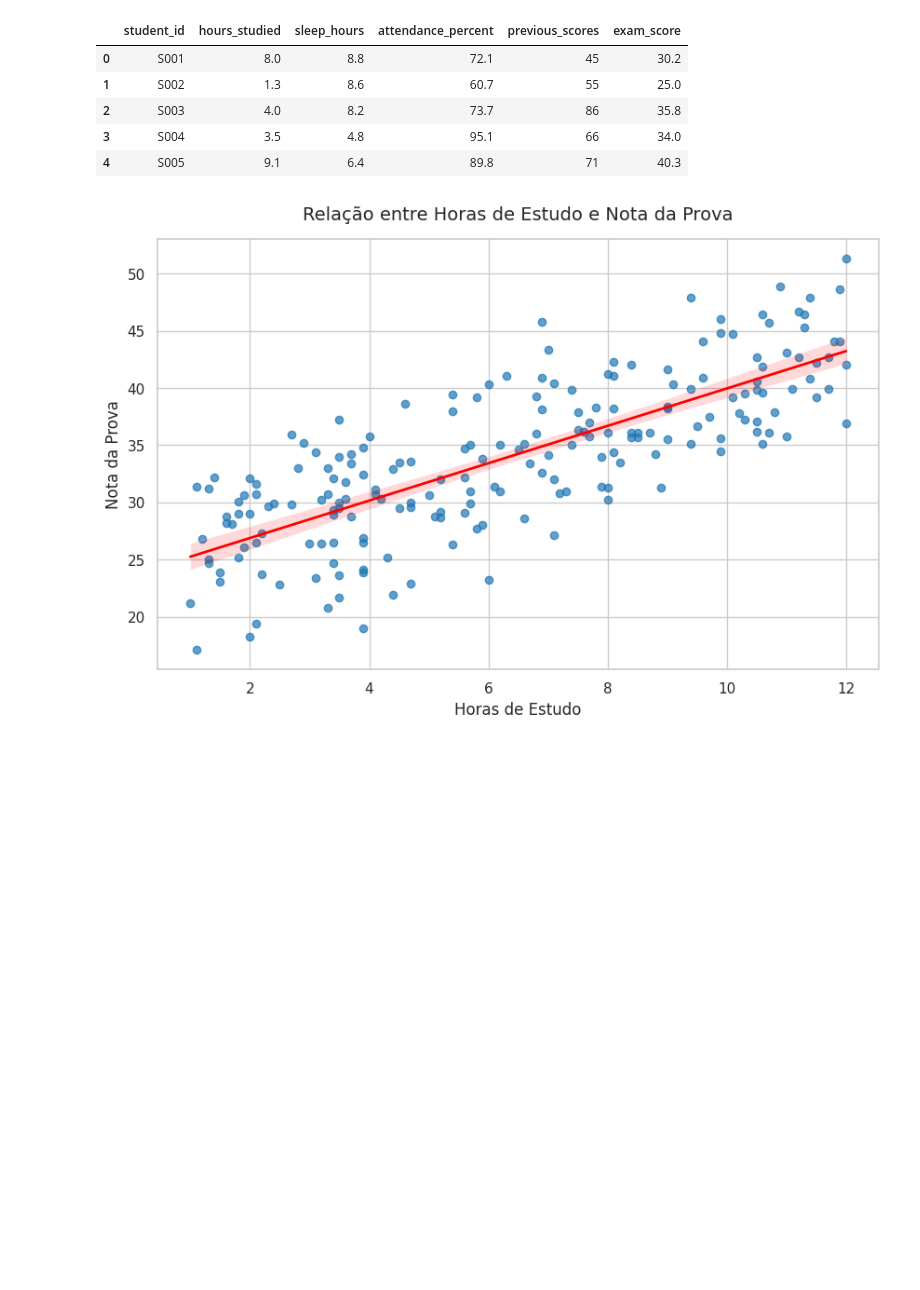
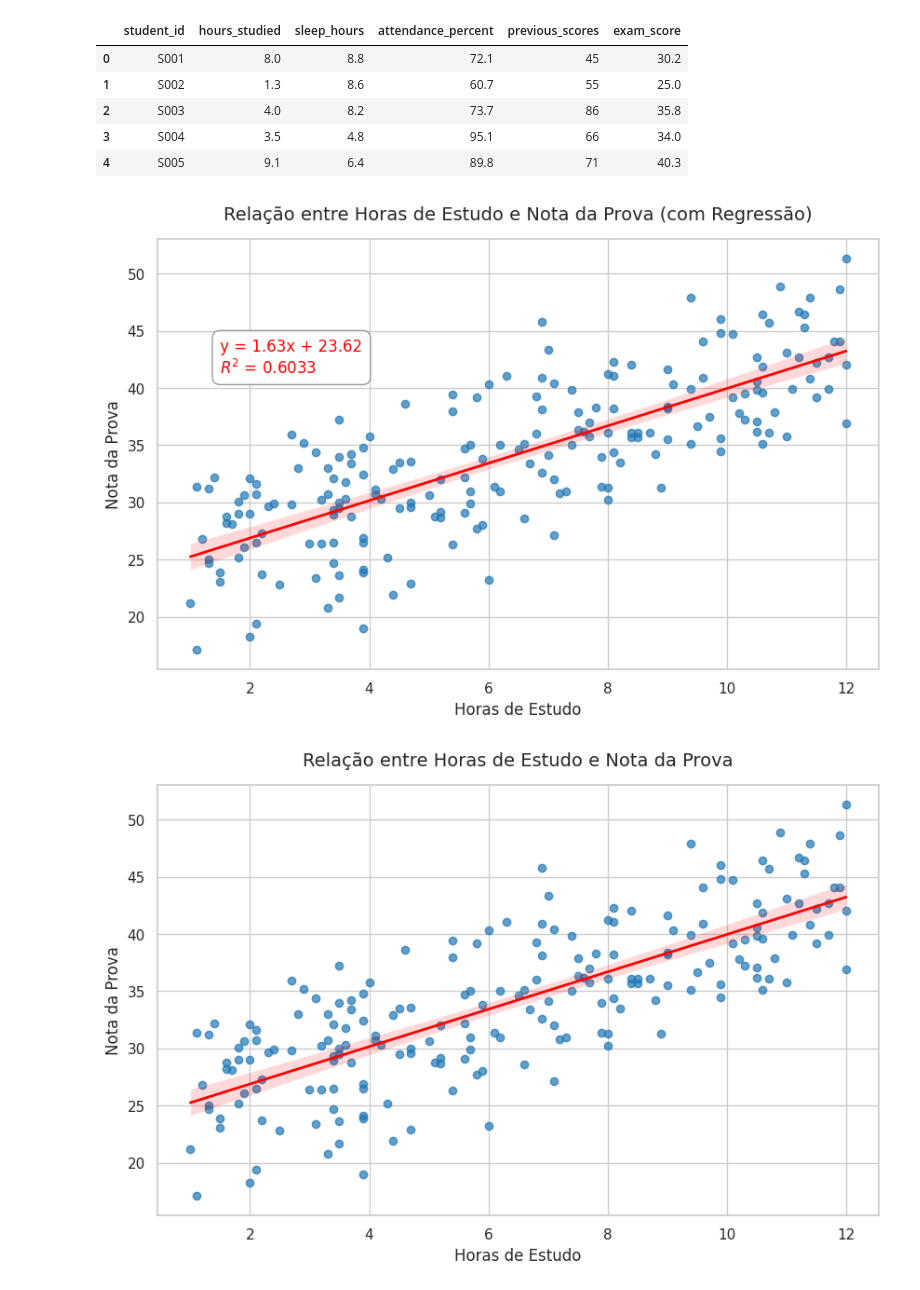
Before and after one commit to patricialourenco483-ai/Inform-tica-Aplicada-a-Log-stica-, a Jupyter notebook: Regrecaolinearhoradeestudoxnotatled2.ipynb, the cells around one changed output. Cells and saved outputs as stored; diff of their text form; code cells hidden in the pictures; blank space fills up the shorter version.

```diff
--- a/Regrecaolinearhoradeestudoxnotatled2.ipynb
+++ b/Regrecaolinearhoradeestudoxnotatled2.ipynb
@@ -18,6 +18,54 @@ display(df.head())
 | 2 | S003 | 4.0 | 8.2 | 73.7 | 86 | 35.8 |
 | 3 | S004 | 3.5 | 4.8 | 95.1 | 66 | 34.0 |
 | 4 | S005 | 9.1 | 6.4 | 89.8 | 71 | 40.3 |
+# %%
+import matplotlib.pyplot as plt
+import seaborn as sns
+from scipy import stats
+
+# Remover valores nulos para o cálculo da regressão
+df_clean = df[['hours_studied', 'exam_score']].dropna()
+x = df_clean['hours_studied']
+y = df_clean['exam_score']
+
+# Calcula a regressão linear
+slope, intercept, r_value, p_value, std_err = stats.linregress(x, y)
+r_squared = r_value ** 2
+
+# Configura o estilo visual
+sns.set_theme(style="whitegrid")
+plt.figure(figsize=(10, 6))
+
+# Desenha o gráfico de dispersão com a reta de regressão
+sns.regplot(
+    data=df_clean,
+    x='hours_studied',
+    y='exam_score',
+    scatter_kws={'alpha': 0.7, 'color': '#1f77b4'},
+    line_kws={'color': 'red', 'linewidth': 2}
+)
+
+# Cria o texto com a equação e o R²
+texto_regressao = f'y = {slope:.2f}x + {intercept:.2f}\n$R^2$ = {r_squared:.4f}'
+
+# Adiciona o texto no gráfico (ajustando a posição x e y conforme os limites dos seus dados)
+plt.text(
+    x=x.min() + 0.5,
+    y=y.max() - 10,
+    s=texto_regressao,
+    fontsize=12,
+    color='red',
+    bbox=dict(facecolor='white', alpha=0.8, edgecolor='gray', boxstyle='round,pad=0.5')
+)
+
+# Títulos e legendas
+plt.title('Relação entre Horas de Estudo e Nota da Prova (com Regressão)', fontsize=14, pad=15)
+plt.xlabel('Horas de Estudo', fontsize=12)
+plt.ylabel('Nota da Prova', fontsize=12)
+
+# Exibe o gráfico
+# %% [output]
+[figure, added]
 # %%
 import matplotlib.pyplot as plt
 import seaborn as sns
```
